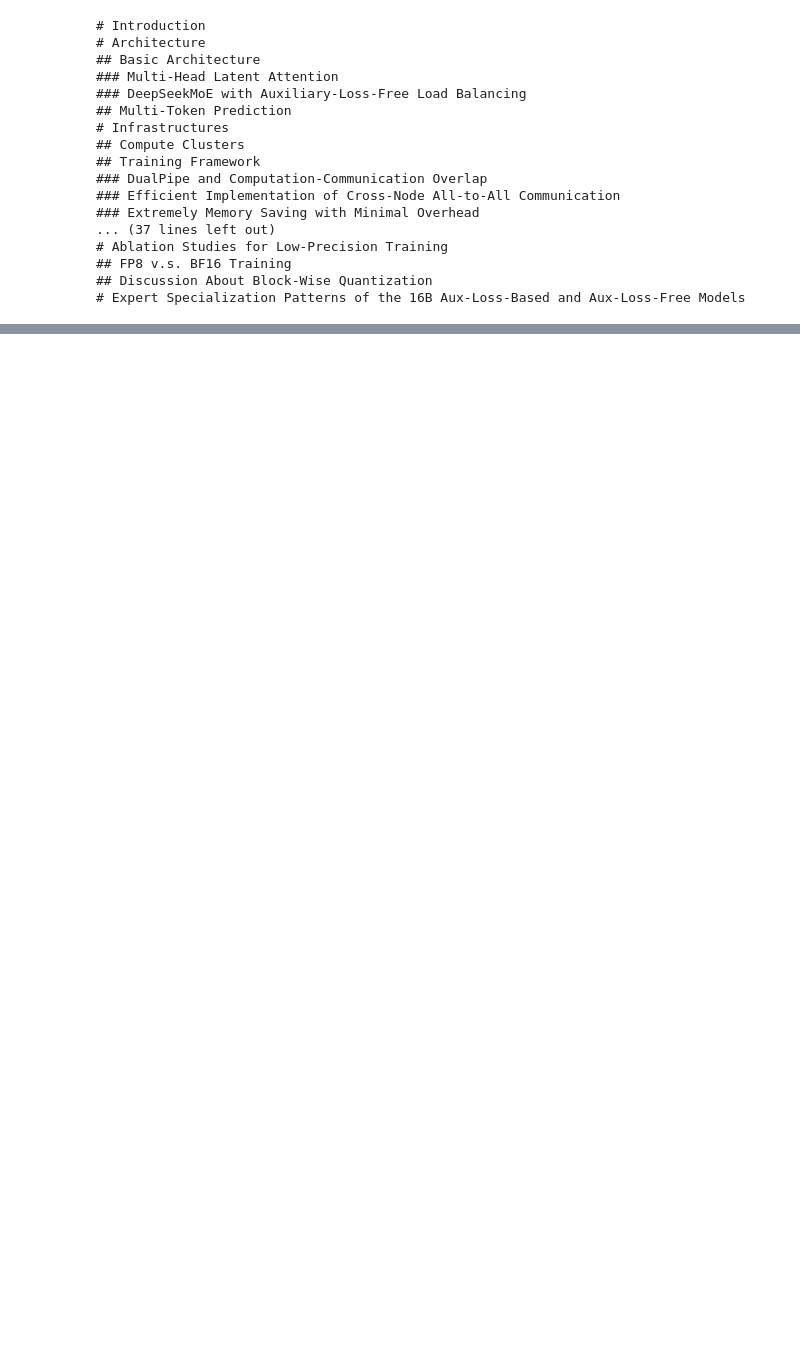
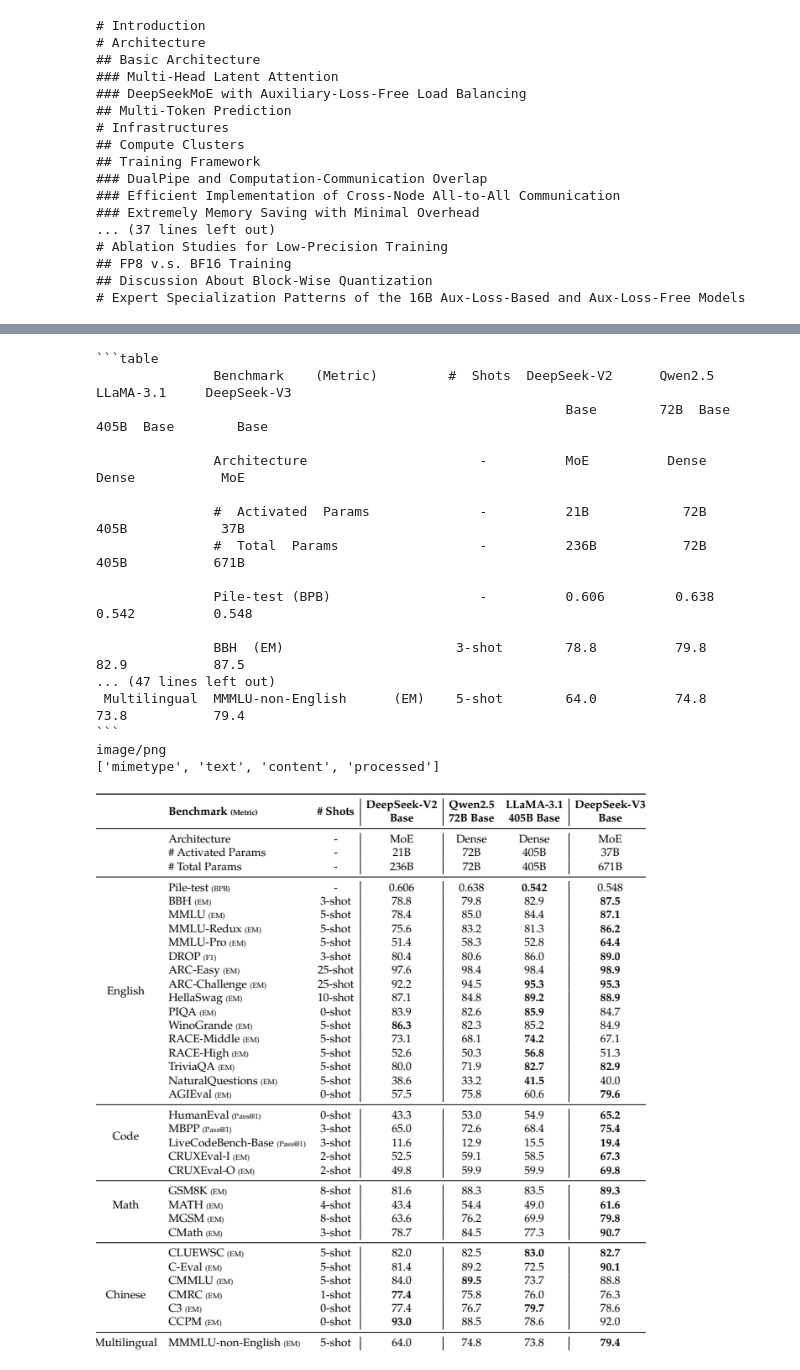
Before and after one commit to easyparser/easyparser, a Jupyter notebook: cookbook/88_pdf.ipynb, the cells around one changed output, grey strips where cells are left out. Cells and saved outputs as stored; diff of their text form; code cells hidden in the pictures; blank space fills up the shorter version.

````diff
--- a/cookbook/88_pdf.ipynb
+++ b/cookbook/88_pdf.ipynb
@@ -66,0 +126,18 @@ print(chunks[0].render())
+# %%
+from easyparser.split.toc_builder import TOCHierarchyBuilder
+
+# specify the LLM model name to use for TOC building
+# in this case you might have to setup GEMINI API key
+# os.environ["GEMINI_API_KEY"] = "your_gemini_api_key"
+model = "gemini-2.5-flash-preview-04-17"
+chunks = TOCHierarchyBuilder.run(
+    chunks,
+    use_llm=True,
+    model=model,
+)
+new_root = chunks[0]
+new_root.print_graph()
+
+# you can see the chunks are now organized in a tree structure
+# with relevanat chunks in a section are grouped together under
+# the same parent header chunk
@@ -66,0 +191,32 @@ print(chunks[0].render())
+# %%
+# get the target Table chunk
+table_chunk = new_root.find_all(ctype=CType.Table)[4]
+
+# show the 2D rendered text of the table chunk
+print(table_chunk.text)
+
+# see how it looks like in the PDF
+print(table_chunk.mimetype)
+# render the content (bytes) to a PIL Imagea
+table_dict = table_chunk.render("multi")[0]
+print(list(table_dict.keys()))
+table_dict["content"]
+# %% [output]
+```table
+               Benchmark    (Metric)         #  Shots  DeepSeek-V2      Qwen2.5    LLaMA-3.1     DeepSeek-V3
+                                                            Base        72B  Base   405B  Base        Base
+
+               Architecture                      -          MoE          Dense        Dense           MoE
+
+               #  Activated  Params              -          21B            72B         405B            37B
+               #  Total  Params                  -          236B           72B         405B           671B
+
+               Pile-test (BPB)                   -          0.606         0.638        0.542          0.548
+
+               BBH  (EM)                      3-shot        78.8          79.8         82.9           87.5
+... (47 lines left out)
+ Multilingual  MMMLU-non-English      (EM)    5-shot        64.0          74.8         73.8           79.4
+```
+image/png
+['mimetype', 'text', 'content', 'processed']
+[figure, added]
````
Also changed, not shown: parts of 18 cells of this notebook, 1 other file.
